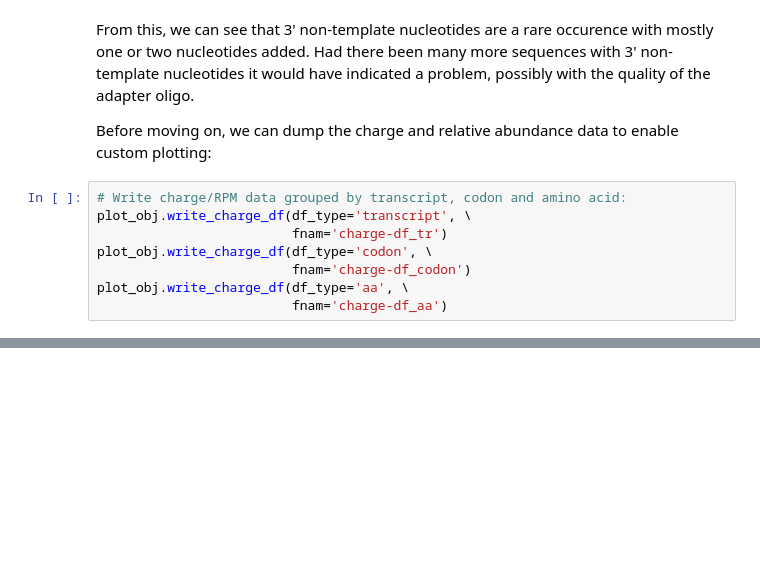
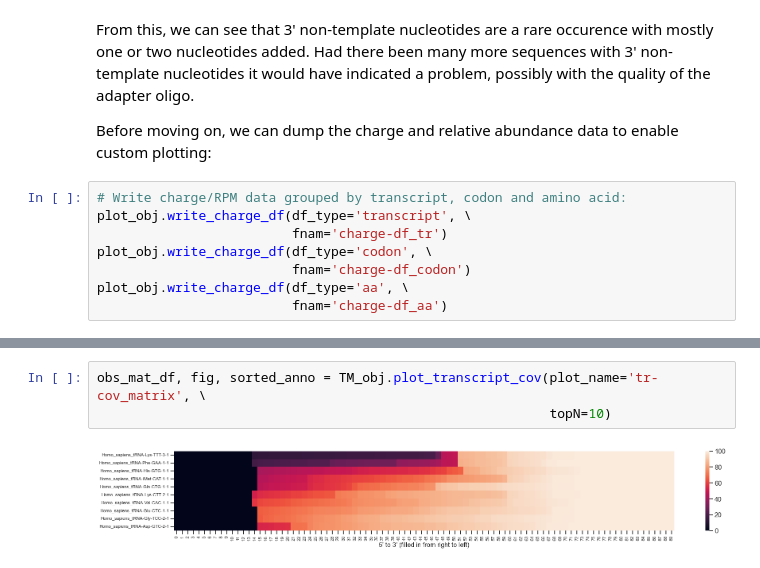
Before and after one commit to krdav/tRNA-charge-seq, a Jupyter notebook: projects/example/process_data.ipynb, the cells around one changed output, grey strips where cells are left out. Drawn from its saved outputs; the diff is of its cells as text; blank space fills up the shorter version.

```diff
--- a/projects/example/process_data.ipynb
+++ b/projects/example/process_data.ipynb
@@ -727,0 +674,5 @@ Collecting alignment statistics, from sample:  100p2  100p3  100p1  100p4  85p2
+# %%
+obs_mat_df, fig, sorted_anno = TM_obj.plot_transcript_cov(plot_name='tr-cov_matrix', \
+                                                          topN=10)
+# %% [output]
+[figure, added]
```
Also changed, not shown: parts of 50 cells of this notebook.
